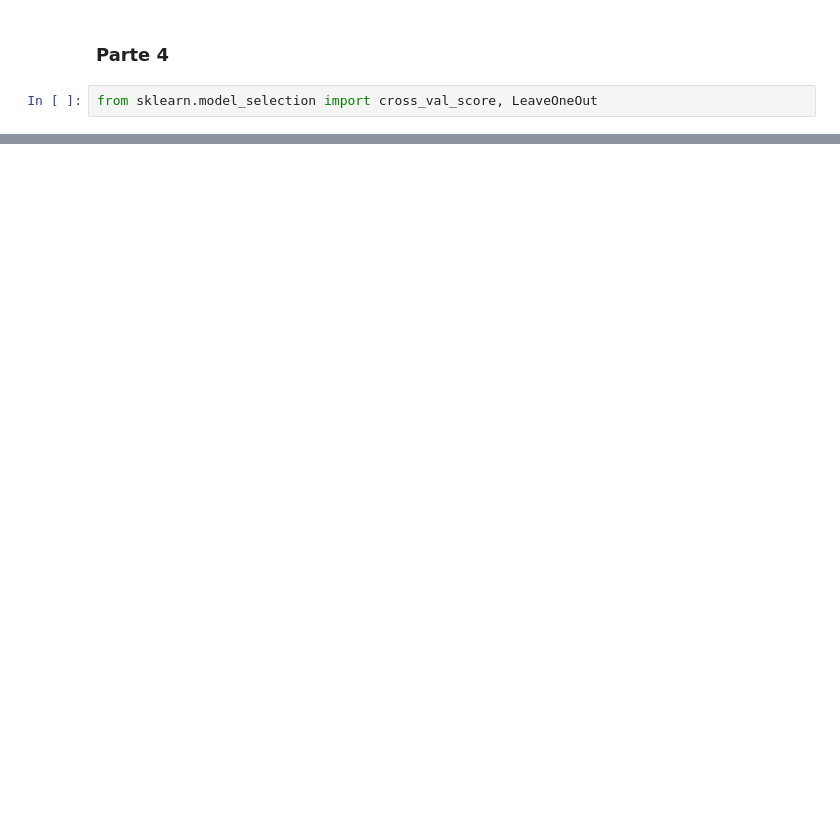
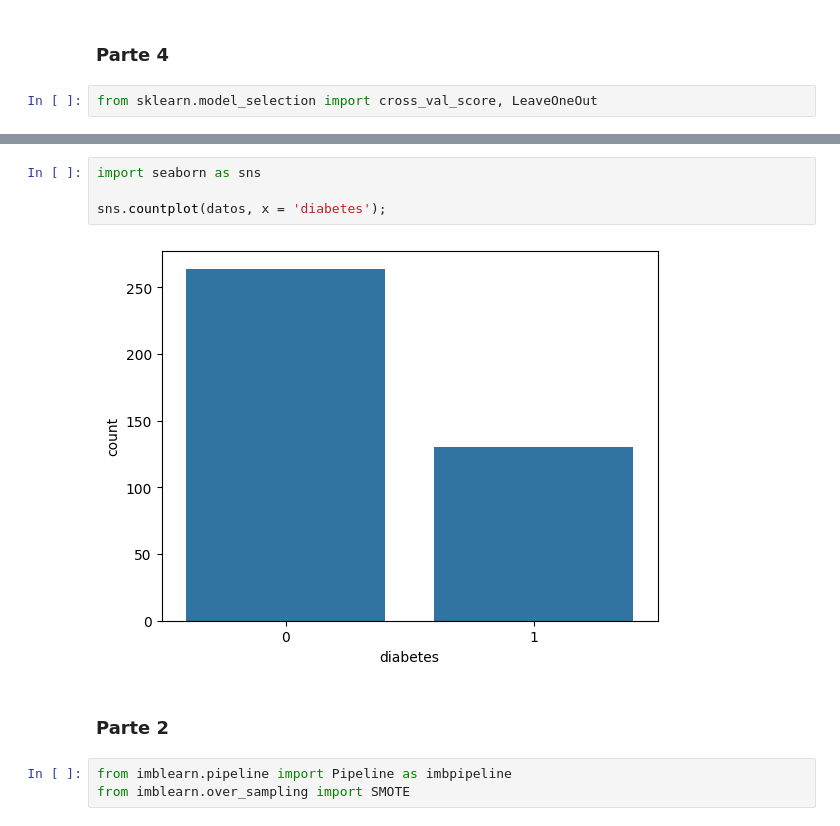
Before and after one commit to Zuzed22/Machine-Learning, a Jupyter notebook: Ejercicios_ML2.ipynb, the cells around one changed output, grey strips where cells are left out. Drawn from its saved outputs; the diff is of its cells as text; blank space fills up the shorter version.

```diff
--- a/Ejercicios_ML2.ipynb
+++ b/Ejercicios_ML2.ipynb
@@ -274,0 +295,11 @@ Precisión media (Random Forest):0.6898395721925134
+# %%
+import seaborn as sns
+
+sns.countplot(datos, x = 'diabetes');
+# %% [output]
+[figure, added]
+# %% [markdown]
+### **Parte 2**
+# %%
+from imblearn.pipeline import Pipeline as imbpipeline
+from imblearn.over_sampling import SMOTE
```
Also changed, not shown: parts of 25 cells of this notebook.
